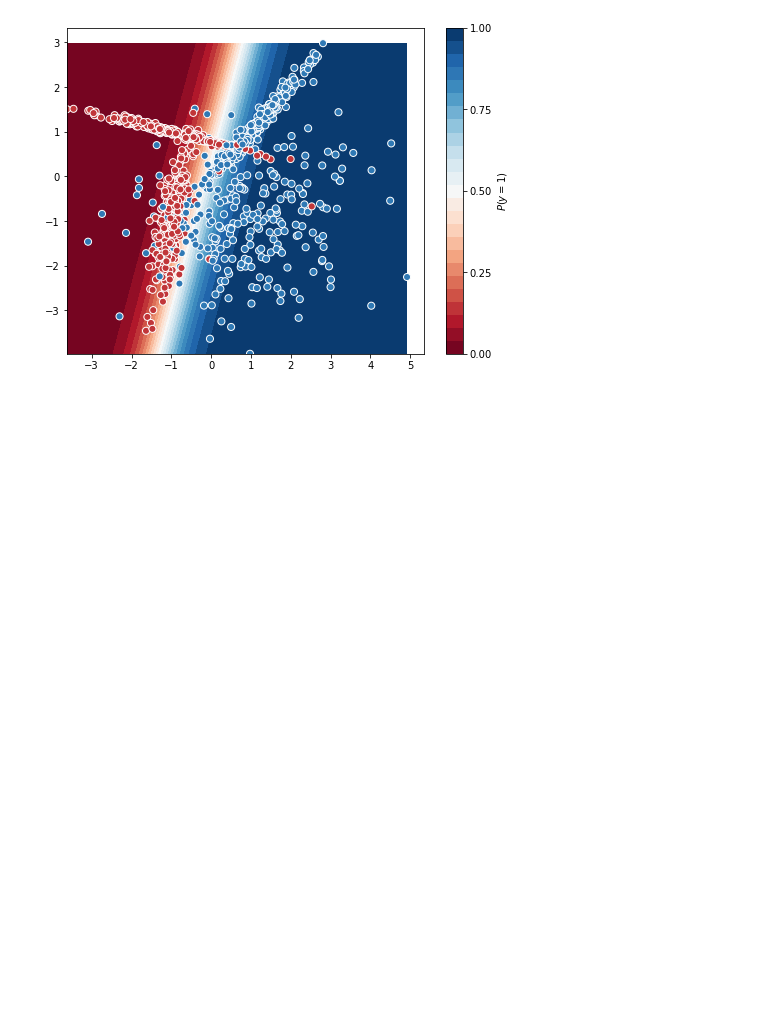
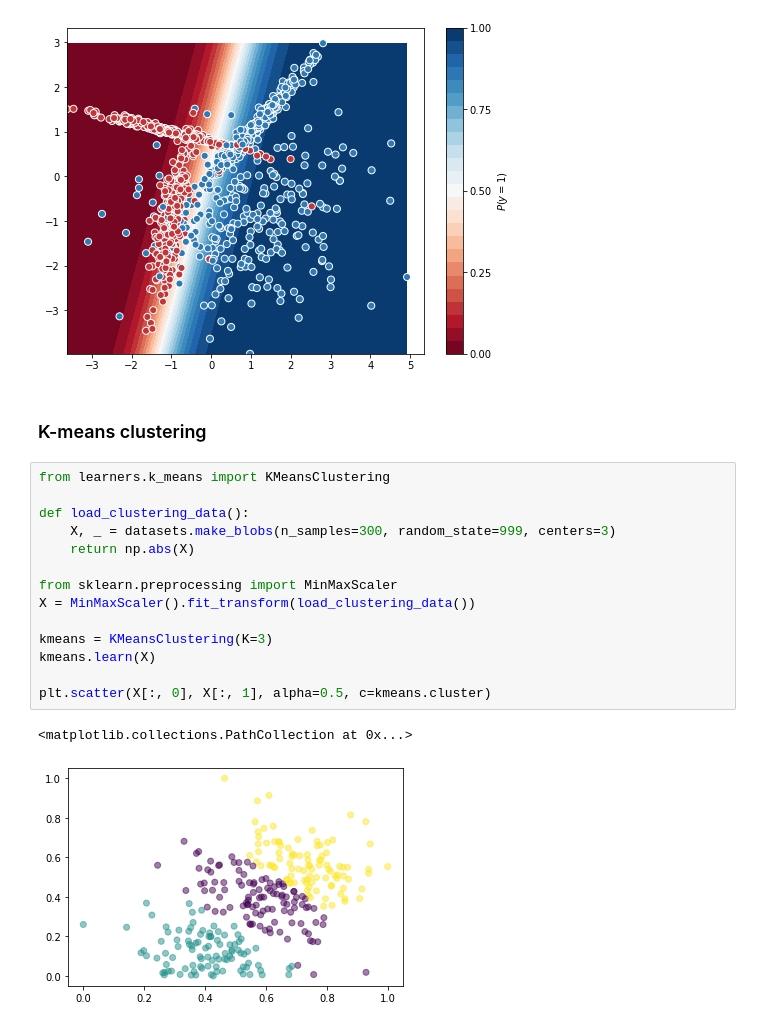
Before and after one commit to jdidcote/machine-learning-from-scratch, a Jupyter notebook: notebooks/examples.ipynb, the cells around one changed output. Drawn from its saved outputs; the diff is of its cells as text; blank space fills up the shorter version.

Commit message:
Added K means clustering

```diff
--- a/notebooks/examples.ipynb
+++ b/notebooks/examples.ipynb
@@ -151,3 +150,22 @@ def plot_decision_boundary():
 plot_decision_boundary()
 # %% [output]
 [figure]
+# %% [markdown]
+### K-means clustering
+# %%
+from learners.k_means import KMeansClustering
+
+def load_clustering_data():
+    X, _ = datasets.make_blobs(n_samples=300, random_state=999, centers=3)
+    return np.abs(X)
+
+from sklearn.preprocessing import MinMaxScaler
+X = MinMaxScaler().fit_transform(load_clustering_data())
+
+kmeans = KMeansClustering(K=3)
+kmeans.learn(X)
+
+plt.scatter(X[:, 0], X[:, 1], alpha=0.5, c=kmeans.cluster)
+# %% [output]
+<matplotlib.collections.PathCollection at 0x...>
+[figure, added]
```
Also changed, not shown: parts of 2 cells of this notebook, 4 other files.
